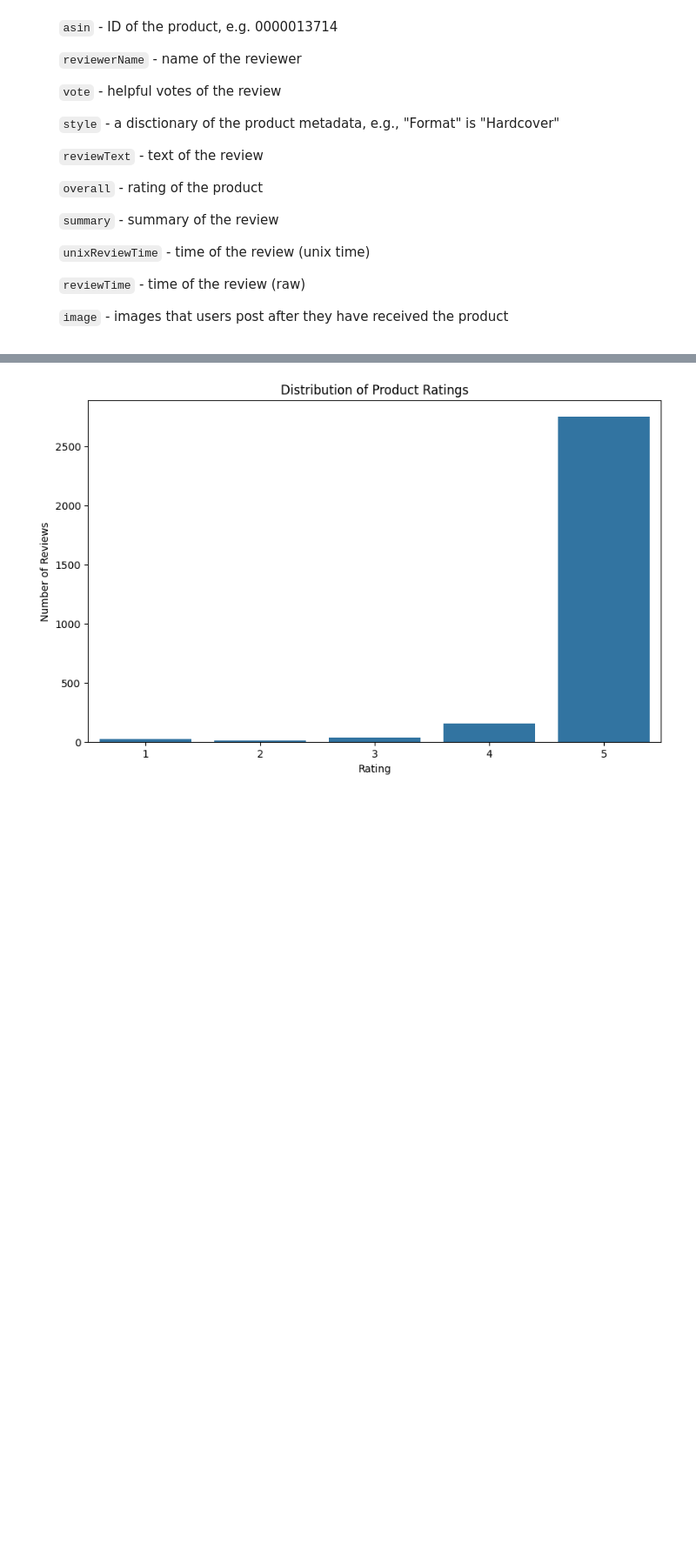
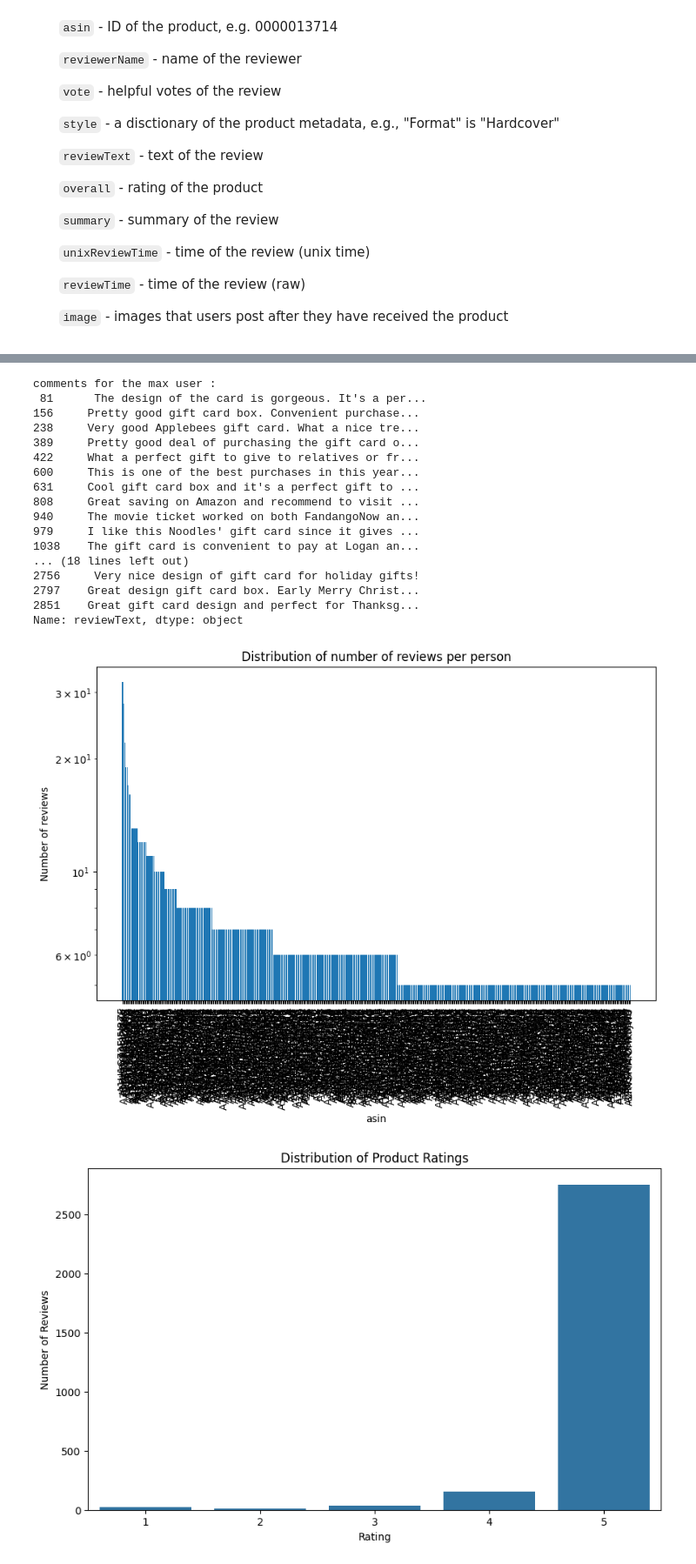
Before and after one commit to NiceVincent/NLP_group5, a Jupyter notebook: preprocess.ipynb, the cells around one changed output, grey strips where cells are left out. Shown at 87% size. Cells and saved outputs as stored; diff of their text form; code cells hidden in the pictures; blank space fills up the shorter version.

```diff
--- a/preprocess.ipynb
+++ b/preprocess.ipynb
@@ -145,4 +191,42 @@ plt.show()
 [figure]
+# %%
+# Get the counts
+counts = data_json['reviewerID'].value_counts()
+
+max_reviewer = data_json['reviewerID'].value_counts().idxmax()
+max_counts_row = data_json[data_json['reviewerID'] == max_reviewer]
+# print(max_counts_row)
+
+print(f'comments for the max user : \n {max_counts_row["reviewText"]}')
+
+# Plot
+plt.figure(figsize=(10,6))
+plt.bar(counts.index, counts.values)
+plt.yscale('log')
+plt.xlabel('asin')
+plt.ylabel('Number of reviews')
+plt.title('Distribution of number of reviews per person')
+plt.xticks(rotation=90)
+plt.show()
+# %% [output]
+comments for the max user :
+ 81      The design of the card is gorgeous. It's a per...
+156     Pretty good gift card box. Convenient purchase...
+238     Very good Applebees gift card. What a nice tre...
+389     Pretty good deal of purchasing the gift card o...
+422     What a perfect gift to give to relatives or fr...
+600     This is one of the best purchases in this year...
+631     Cool gift card box and it's a perfect gift to ...
+808     Great saving on Amazon and recommend to visit ...
+940     The movie ticket worked on both FandangoNow an...
+979     I like this Noodles' gift card since it gives ...
+1038    The gift card is convenient to pay at Logan an...
+... (18 lines left out)
+2756     Very nice design of gift card for holiday gifts!
+2797    Great design gift card box. Early Merry Christ...
+2851    Great gift card design and perfect for Thanksg...
+Name: reviewText, dtype: object
+[figure, added]
 # %%
 # Part 1 Visualizations
 
```
Also changed, not shown: parts of 4 cells of this notebook, 1 other file.
